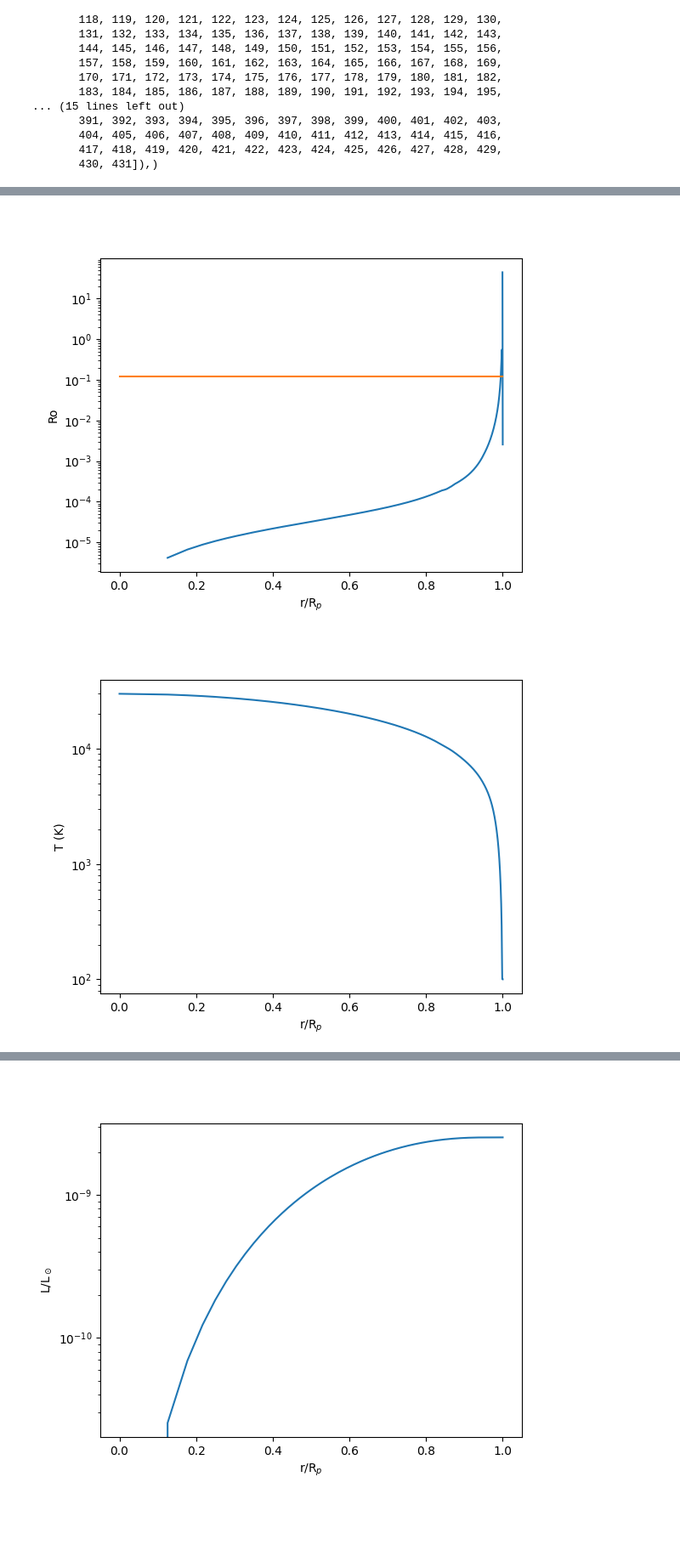
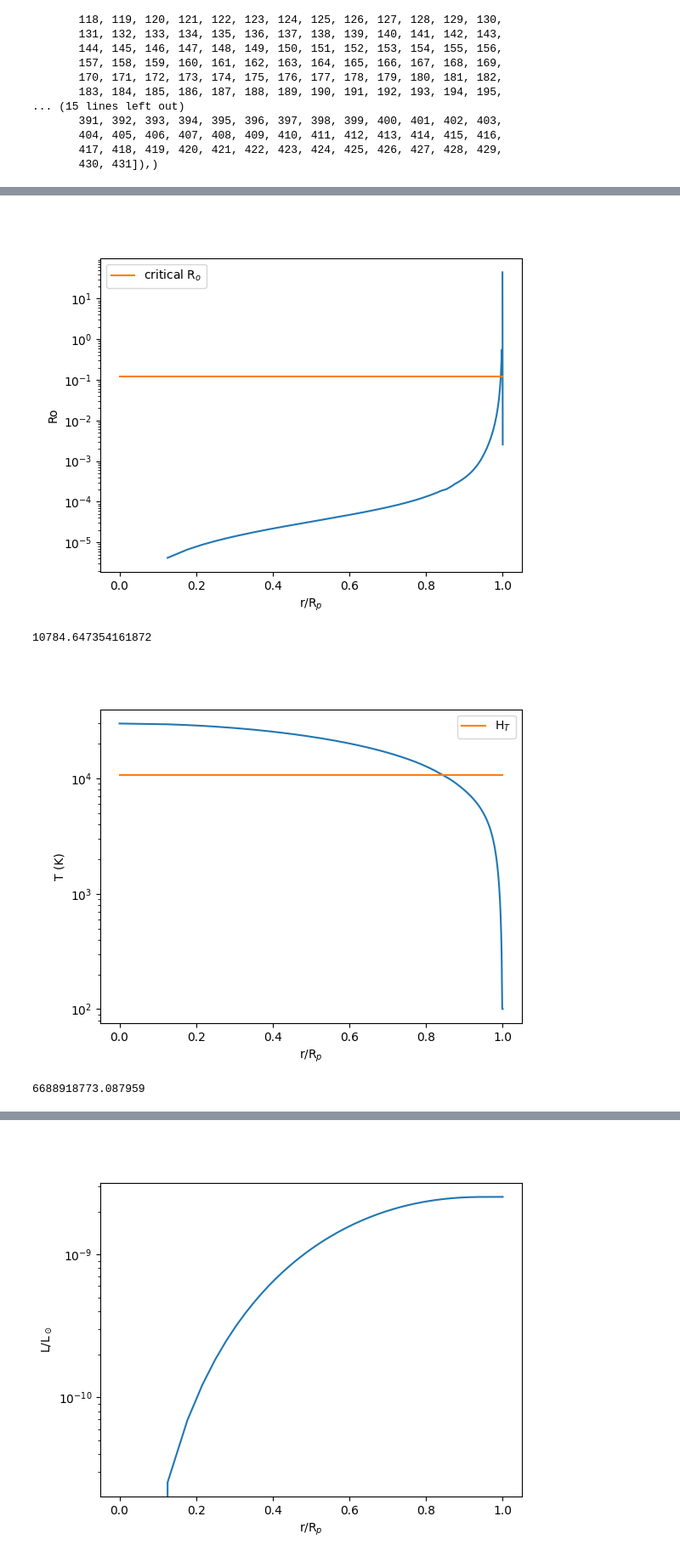
Before and after one commit to olwenrering/Gas-Dynamics-Project, a Jupyter notebook: test.ipynb, the cells around one changed output, grey strips where cells are left out. Shown at 85% size. Saved outputs shown, nothing was run; the diff lists cells and outputs as text; code cells hidden in the pictures; blank space fills up the shorter version.

```diff
--- a/test.ipynb
+++ b/test.ipynb
@@ -194,18 +96,26 @@ plt.plot(r, 0.12*np.ones(len(Ro)), label=r'critical R$_o$')
 plt.xlabel(r'r/R$_p$')
 plt.ylabel(r'Ro')
 plt.yscale('log')
+plt.legend()
 plt.show()
 # %% [output]
-[figure, old version]
+[figure, new version]
 # %%
 T = mdl.var[end][2]
-
+print(T[-1]/2.78)
 plt.figure()
 plt.plot(r, T)
+plt.plot(r, (T[-1]/2.78)*np.ones(len(r)), label=r'H$_T$')
 plt.xlabel(r'r/R$_p$')
 plt.ylabel(r'T (K)')
 plt.yscale('log')
+plt.legend()
 plt.show()
+
+H_T_obs = 0.822*R_tot*1e2
+print(0.822*R_tot*1e2)
 # %% [output]
+10784.647354161872
-[figure, old version]
+[figure, new version]
+6688918773.087959
 # %%
```
Also changed, not shown: parts of 20 cells of this notebook.
